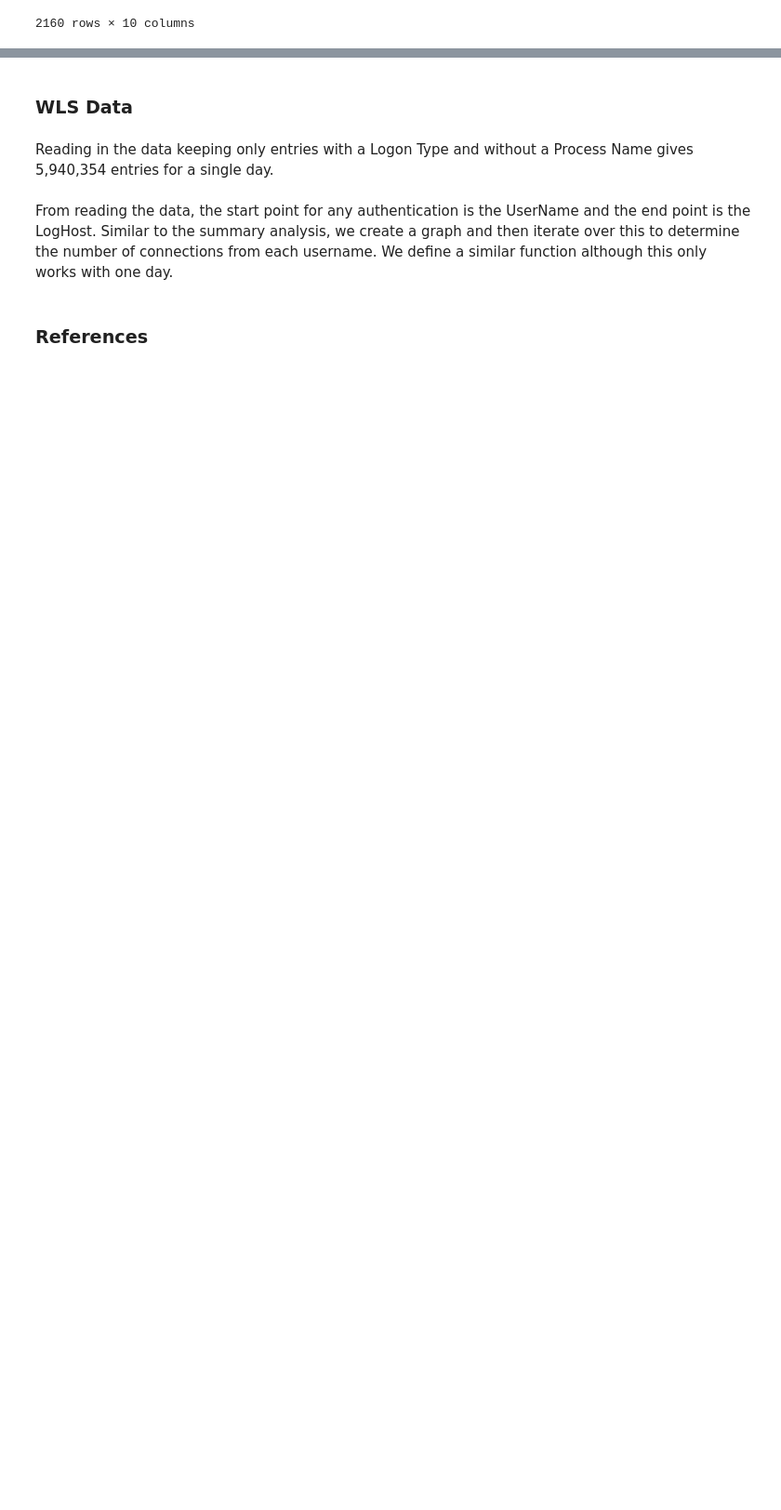
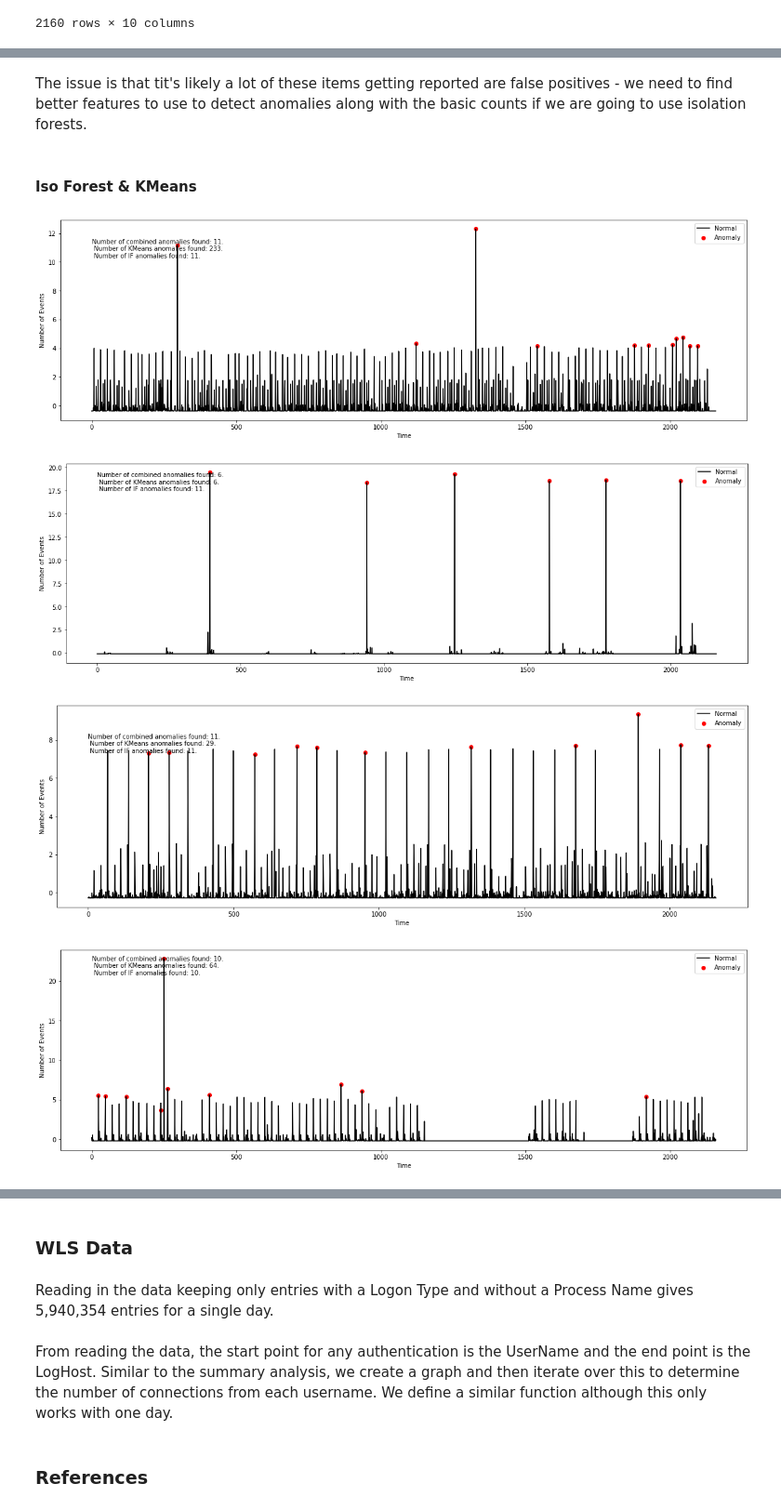
Before and after one commit to gabejg/Advanced-Cyber-Analytics-for-Attack-Detection, a Jupyter notebook: Matt/Data Evaluation.ipynb, the cells around one changed output, grey strips where cells are left out. Shown at 93% size. Cells and saved outputs as stored; diff of their text form; code cells hidden in the pictures; blank space fills up the shorter version.

```diff
--- a/Matt/Data Evaluation.ipynb
+++ b/Matt/Data Evaluation.ipynb
@@ -993,0 +1008,38 @@ plt.show()
+# %% [markdown]
+The issue is that tit's likely a lot of these items getting reported are false positives - we need to find better features to use to detect anomalies along with the basic counts if we are going to use isolation forests.
+# %% [markdown]
+#### Iso Forest & KMeans
+# %%
+for i in plot_entries:
+    scaler = StandardScaler()
+    scaler.fit(np.array(degree_days_t.iloc[:, i]).reshape(-1, 1))
+    scaled = scaler.transform(np.array(degree_days_t.iloc[:, i]).reshape(-1, 1))
+    data = pd.DataFrame(scaled)
+
+    if_model = IsolationForest(contamination=0.005)
+    if_predictions = if_model.fit_predict(data)
+
+    clusterer = KMeans(n_clusters=2, random_state=10)
+    cluster_labels = clusterer.fit_predict(np.array(degree_days_t.iloc[:, i]).reshape(-1, 1))
+    unique, counts = numpy.unique(cluster_labels, return_counts=True)
+
+    anom_k = data.loc[np.where(cluster_labels == unique[np.where(counts == counts.min())])]
+    a = data.loc[if_predictions == -1]
+
+    anomalies = data.loc[list(set(anom_k.index) & set(a.index))]
+
+
+    fig, ax = plt.subplots(figsize=(20,6))
+    ax.plot(data.index, data[0], color='black', label='Normal')
+    ax.scatter(anomalies.index, anomalies, color='red', label='Anomaly')
+    ax.set_xlabel("Time")
+    ax.set_ylabel("Number of Events")
+    ax.text(0,data.max()-2,('Number of combined anomalies found: {}. \n Number of KMeans anomalies found: {}. \n Number of IF anomalies found: {}.'.format(len(anomalies), len(anom_k), len(a))))
+    plt.legend(loc=1)
+
+plt.show()
+# %% [output]
+[figure, added]
+[figure, added]
+[figure, added]
+[figure, added]
```
Also changed, not shown: parts of 55 cells of this notebook.
